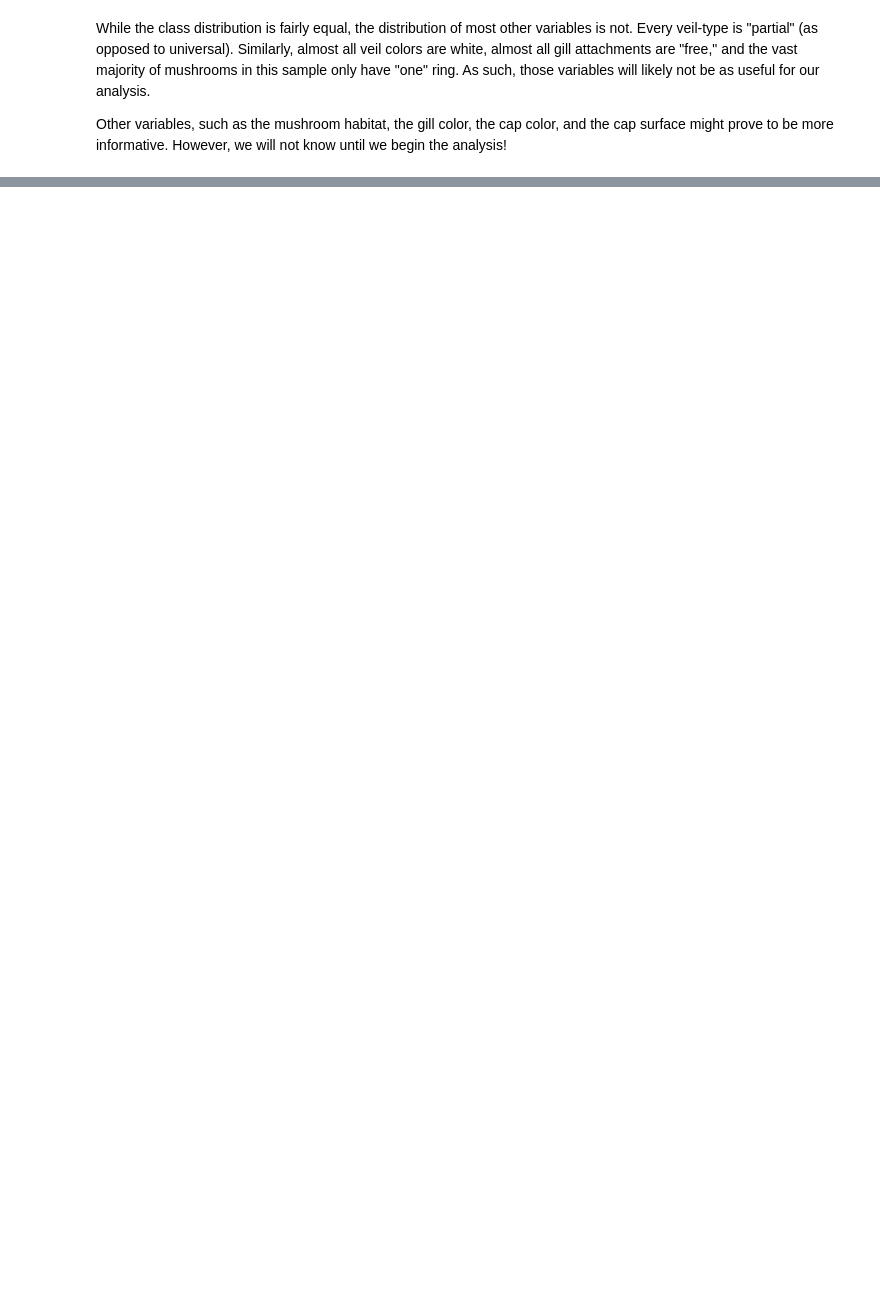
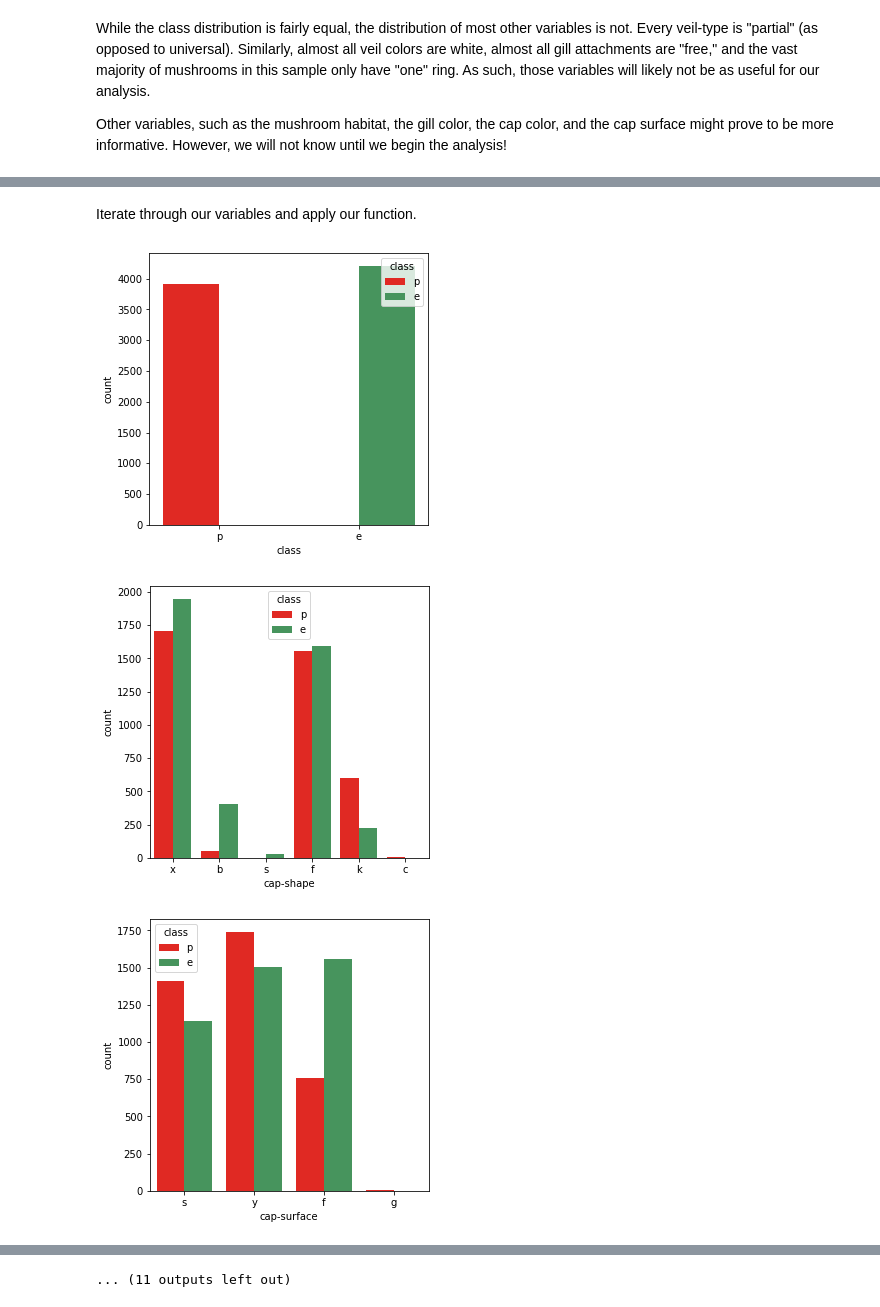
Before and after one commit to artolon/Final-Project, a Jupyter notebook: Part1_Mushroom-Exploratory-Analysis.ipynb, the cells around one changed output, grey strips where cells are left out. Cells and saved outputs as stored; diff of their text form; code cells hidden in the pictures; blank space fills up the shorter version.

```diff
--- a/Part1_Mushroom-Exploratory-Analysis.ipynb
+++ b/Part1_Mushroom-Exploratory-Analysis.ipynb
@@ -209,0 +219,22 @@ Other variables, such as the mushroom habitat, the gill color, the cap color, an
+# %%
+# Create function to show distinction in classes
+def countplot(x_var, df):
+    # set fig size
+    fig = plt.figure(figsize=(5,5))
+    # Colors for chart
+    colors = ["#FF0B04", "#3aa157"]
+    # Set palette
+    sns.set_palette(sns.color_palette(colors))
+    # create plot
+    sns.countplot(x=x_var, data=df, hue="class")
+    # show plot
+    plt.show()
+# %% [markdown]
+Iterate through our variables and apply our function.
+# %%
+for col in mushroom.columns:
+    countplot(col, mushroom)
+# %% [output]
+[figure, added]
+[figure, added]
+[figure, added]
@@ -209,0 +250 @@ Other variables, such as the mushroom habitat, the gill color, the cap color, an
+... (11 outputs left out)
```
Also changed, not shown: parts of 9 cells of this notebook.
